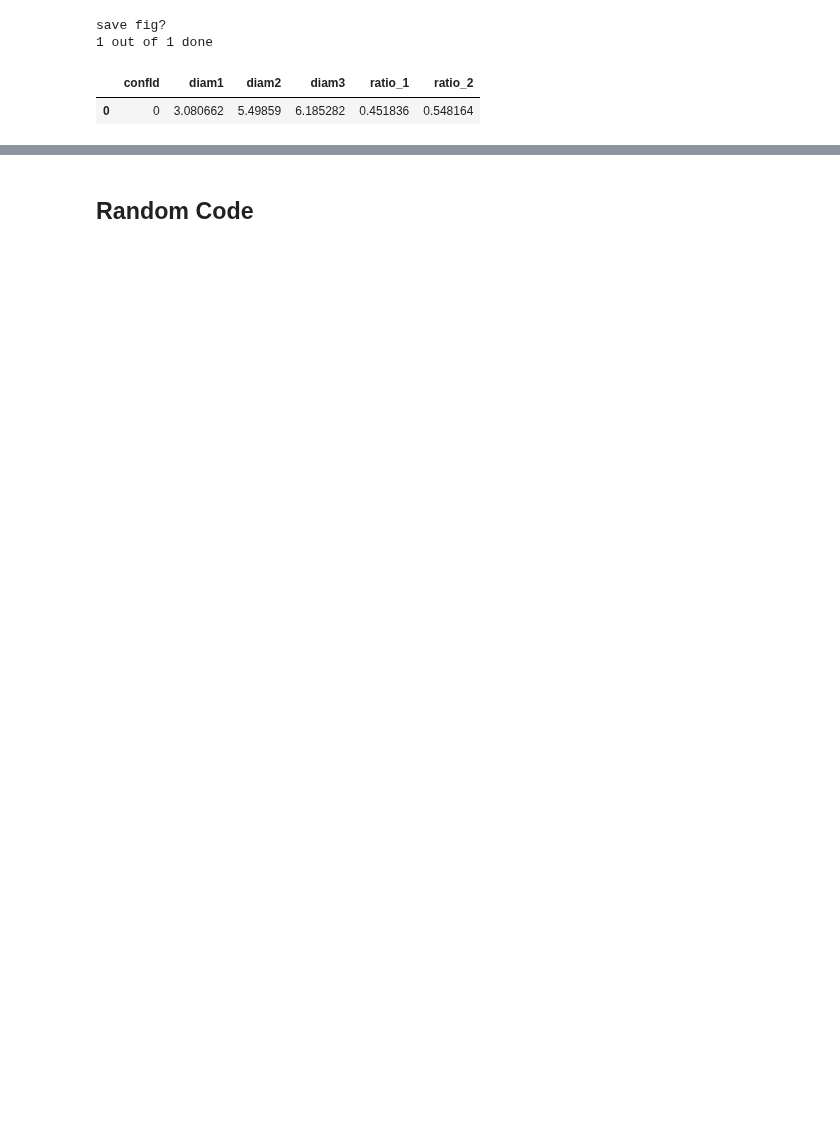
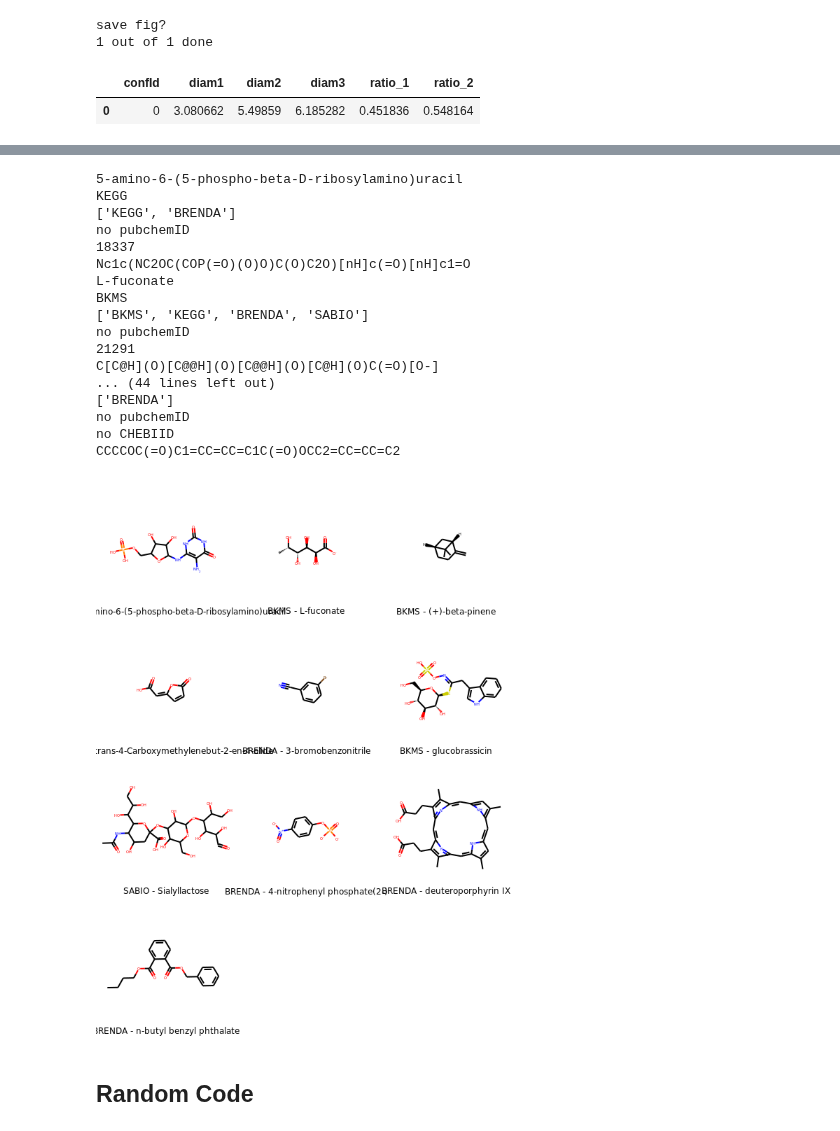
Before and after one commit to andrewtarzia/enzyme_screen, a Jupyter notebook: interactive_viz_molecules.ipynb, the cells around one changed output, grey strips where cells are left out. Saved outputs shown, nothing was run; the diff lists cells and outputs as text; code cells hidden in the pictures; blank space fills up the shorter version.

Commit message:
added visualisation of a subset of molecules in molecule data set for checking with source.

```diff
--- a/interactive_viz_molecules.ipynb
+++ b/interactive_viz_molecules.ipynb
@@ -140,0 +147,4 @@ save fig?
+# %%
+mol_db_dir = '/home/atarzia/psp/molecule_DBs/atarzia/'
+# %%
+mol_list = [i for i in mol.yield_molecules(directory=mol_db_dir)]
@@ -141,3 +169,49 @@ save fig?
+# %%
+smiles_list = []
+n_list = []
+for ch in np.arange(10):
+    m = random.choice(mol_list)
+    print(m.name)
+    n_list.append(m.DB+' - '+m.name)
+    print(m.DB)
+    print(m.DB_list)
+    try:
+        print(m.PubchemId)
+    except AttributeError:
+        print('no pubchemID')
+    try:
+        print(m.chebiID)
+    except AttributeError:
+        print('no CHEBIID')
+    try:
+        print(m.SMILES)
+        smiles_list.append(m.SMILES)
+    except AttributeError:
+        print('no SMILES')
+
+    #input('done')
+
+m_list = [Chem.MolFromSmiles(i) for i in smiles_list]
+Draw.MolsToGridImage(m_list, legends=n_list)
+# %% [output]
+5-amino-6-(5-phospho-beta-D-ribosylamino)uracil
+KEGG
+['KEGG', 'BRENDA']
+no pubchemID
+18337
+Nc1c(NC2OC(COP(=O)(O)O)C(O)C2O)[nH]c(=O)[nH]c1=O
+L-fuconate
+BKMS
+['BKMS', 'KEGG', 'BRENDA', 'SABIO']
+no pubchemID
+21291
+C[C@H](O)[C@@H](O)[C@@H](O)[C@H](O)C(=O)[O-]
+... (44 lines left out)
+['BRENDA']
+no pubchemID
+no CHEBIID
+CCCCOC(=O)C1=CC=CC=C1C(=O)OCC2=CC=CC=C2
+[figure, added]
 # %% [markdown]
 ##  Random Code
 # %%
```
Also changed, not shown: parts of 4 cells of this notebook.
